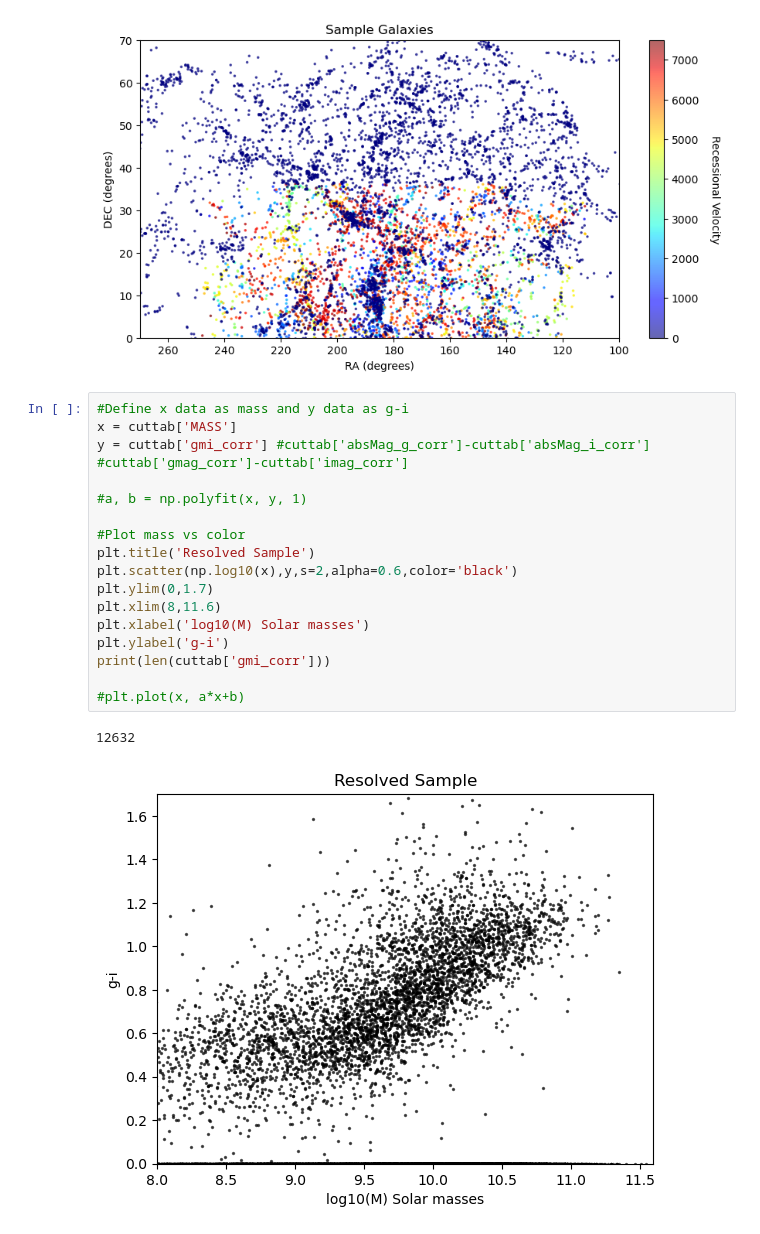
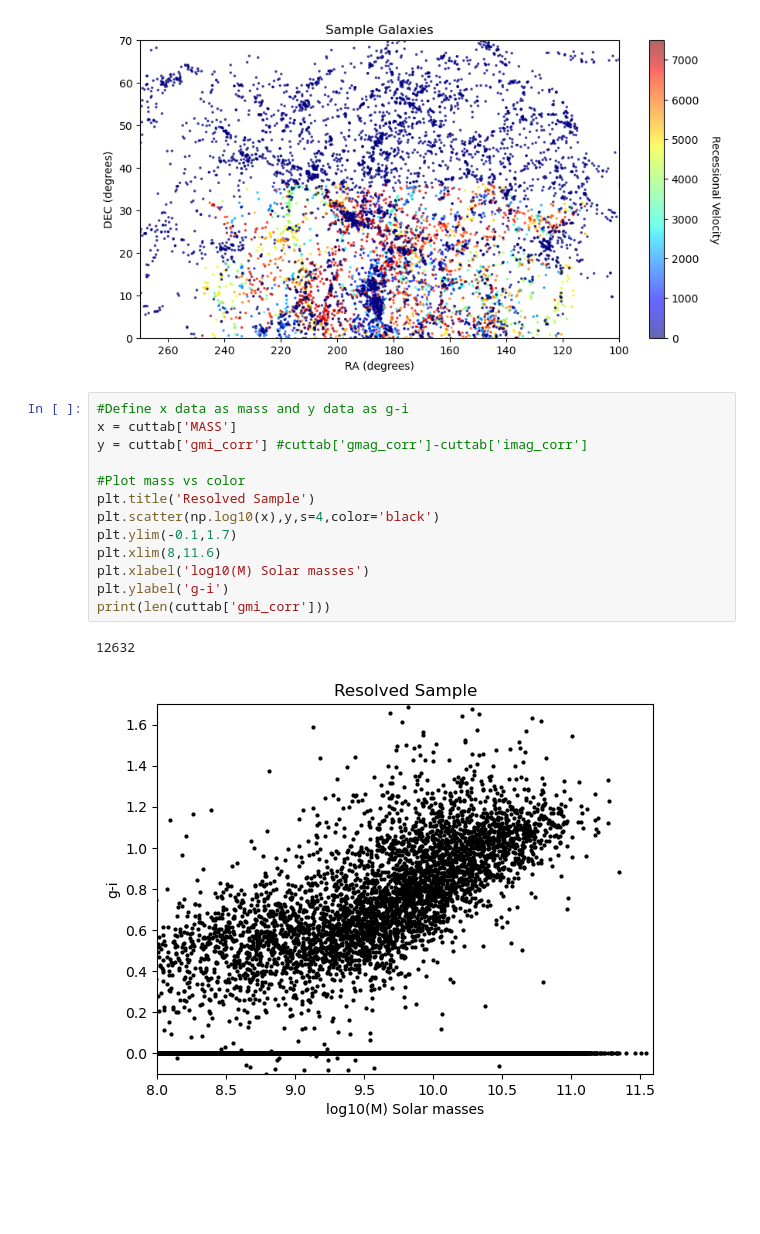
Before and after one commit to EvanBarkus/WISESize_Project, a Jupyter notebook: StudentFigure.ipynb, the cells around one changed output. Drawn from its saved outputs; the diff is of its cells as text; blank space fills up the shorter version.

```diff
--- a/StudentFigure.ipynb
+++ b/StudentFigure.ipynb
@@ -108,20 +108,16 @@ cbar.set_label('Recessional Velocity',rotation=270,labelpad=20)
 # %%
 #Define x data as mass and y data as g-i
 x = cuttab['MASS']
-y = cuttab['gmi_corr'] #cuttab['absMag_g_corr']-cuttab['absMag_i_corr'] #cuttab['gmag_corr']-cuttab['imag_corr']
-
-#a, b = np.polyfit(x, y, 1)
+y = cuttab['gmi_corr'] #cuttab['gmag_corr']-cuttab['imag_corr']
 
 #Plot mass vs color
 plt.title('Resolved Sample')
-plt.scatter(np.log10(x),y,s=2,alpha=0.6,color='black')
-plt.ylim(0,1.7)
+plt.scatter(np.log10(x),y,s=4,color='black')
+plt.ylim(-0.1,1.7)
 plt.xlim(8,11.6)
 plt.xlabel('log10(M) Solar masses')
 plt.ylabel('g-i')
 print(len(cuttab['gmi_corr']))
-
-#plt.plot(x, a*x+b)
 # %% [output]
 12632
-[figure, old version]
+[figure, new version]
```
Also changed, not shown: parts of 2 cells of this notebook.
